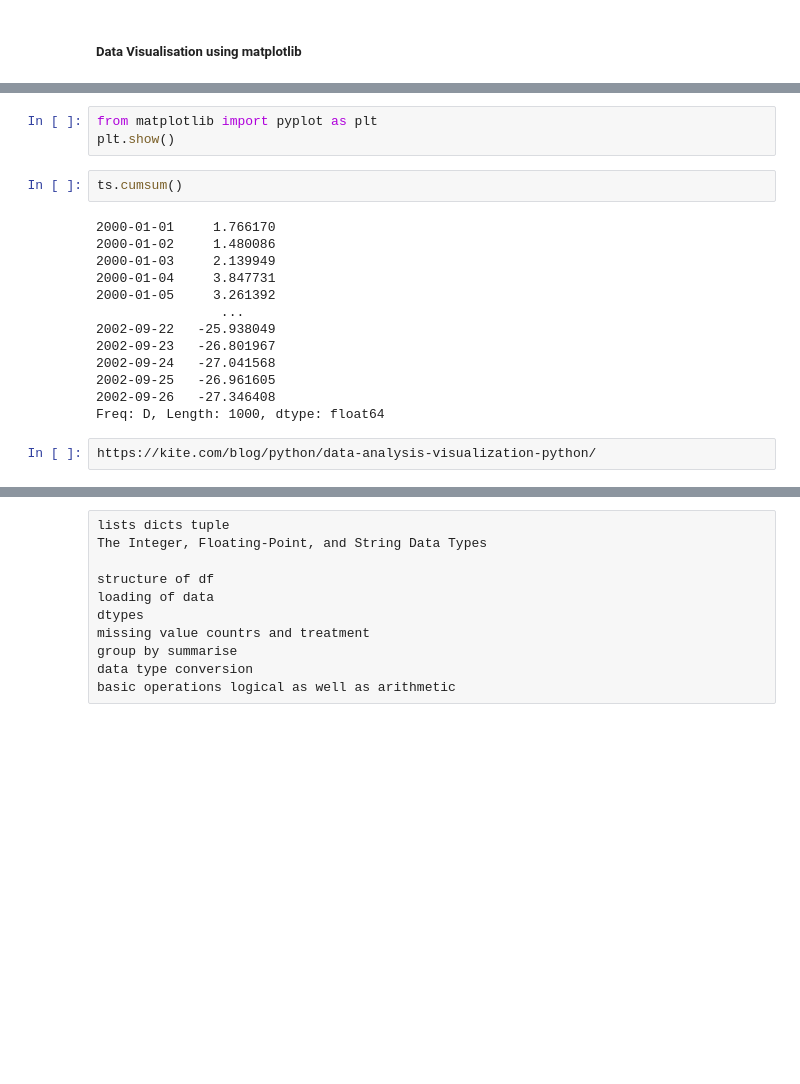
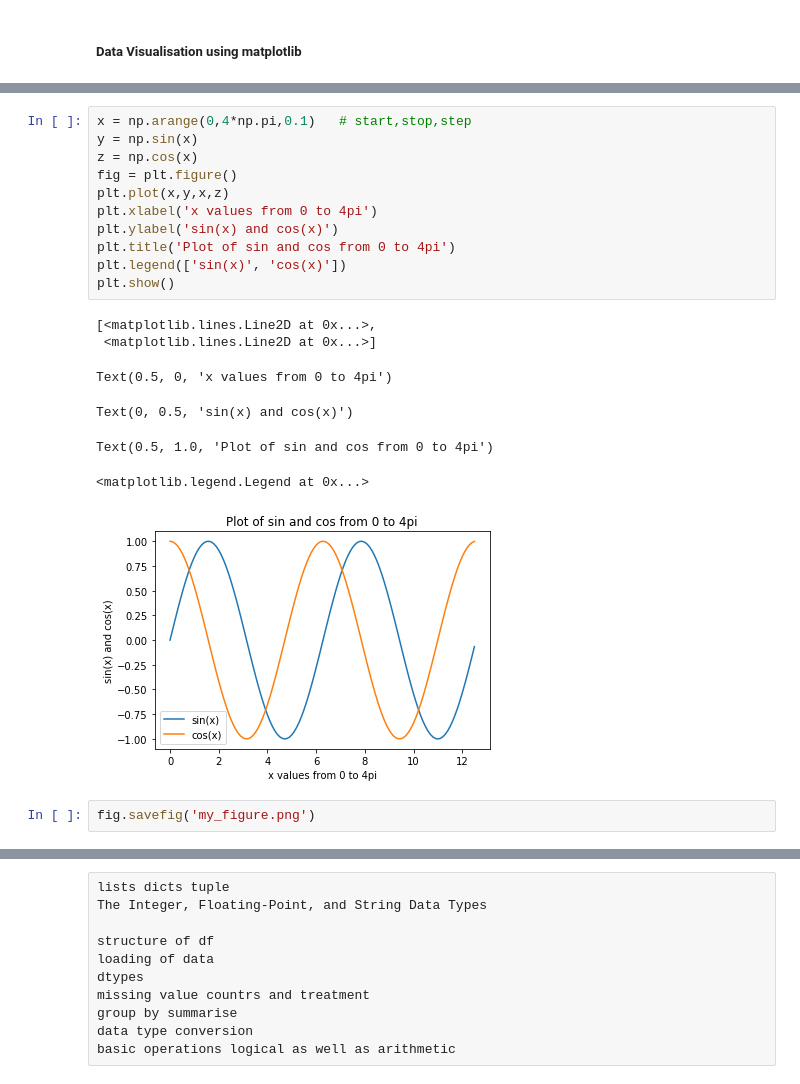
Before and after one commit to Vishnu1183/Utilities-, a Jupyter notebook: Tu_Py.ipynb, the cells around one changed output, grey strips where cells are left out. Drawn from its saved outputs; the diff is of its cells as text; blank space fills up the shorter version.

```diff
--- a/Tu_Py.ipynb
+++ b/Tu_Py.ipynb
@@ -759,20 +754,21 @@ ts.plot()
-# %%
-from matplotlib import pyplot as plt
-plt.show()
-# %%
-ts.cumsum()
-# %% [output]
-2000-01-01     1.766170
-2000-01-02     1.480086
-2000-01-03     2.139949
-2000-01-04     3.847731
-2000-01-05     3.261392
-                ...
-2002-09-22   -25.938049
-2002-09-23   -26.801967
-2002-09-24   -27.041568
-2002-09-25   -26.961605
-2002-09-26   -27.346408
-Freq: D, Length: 1000, dtype: float64
-# %%
-https://kite.com/blog/python/data-analysis-visualization-python/
+# %%
+x = np.arange(0,4*np.pi,0.1)   # start,stop,step
+y = np.sin(x)
+z = np.cos(x)
+fig = plt.figure()
+plt.plot(x,y,x,z)
+plt.xlabel('x values from 0 to 4pi')
+plt.ylabel('sin(x) and cos(x)')
+plt.title('Plot of sin and cos from 0 to 4pi')
+plt.legend(['sin(x)', 'cos(x)'])
+plt.show()
+# %% [output]
+[<matplotlib.lines.Line2D at 0x...>,
+ <matplotlib.lines.Line2D at 0x...>]
+Text(0.5, 0, 'x values from 0 to 4pi')
+Text(0, 0.5, 'sin(x) and cos(x)')
+Text(0.5, 1.0, 'Plot of sin and cos from 0 to 4pi')
+<matplotlib.legend.Legend at 0x...>
+[figure, added]
+# %%
+fig.savefig('my_figure.png')
```
Also changed, not shown: parts of 56 cells of this notebook.
